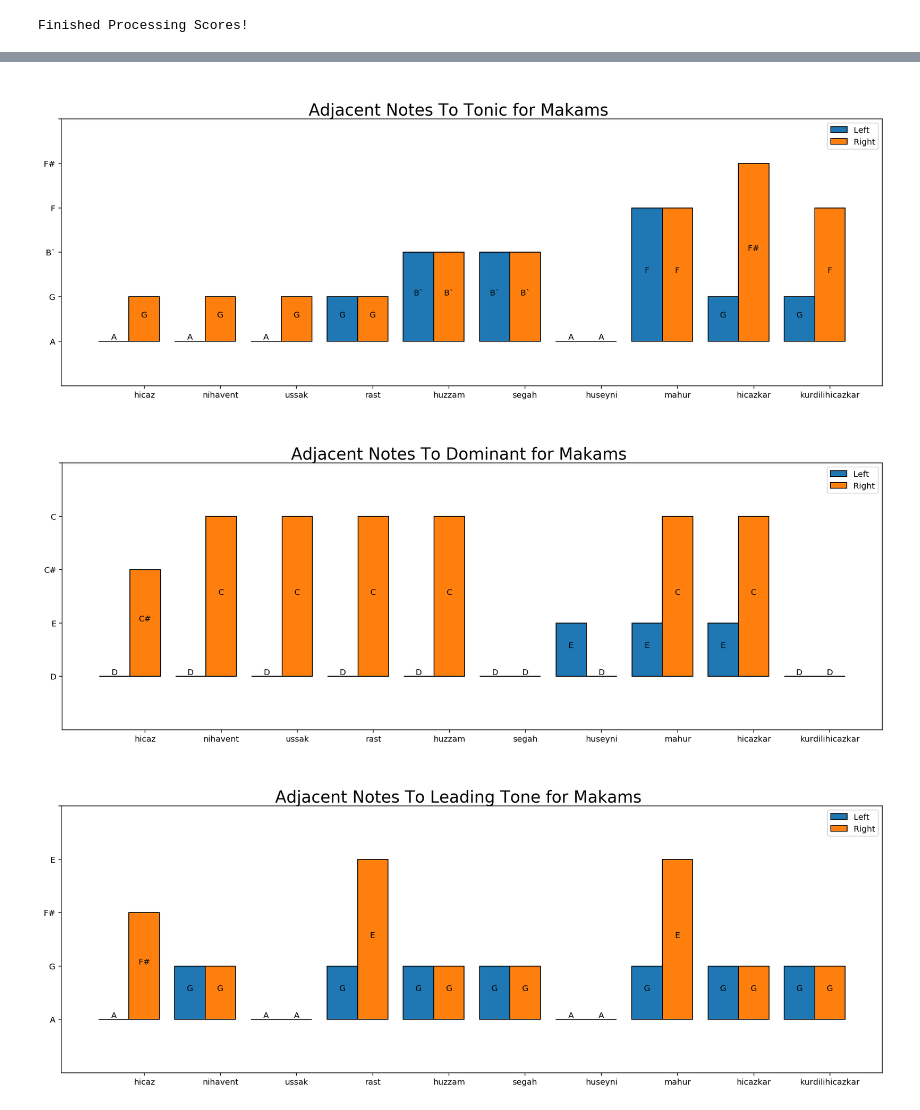
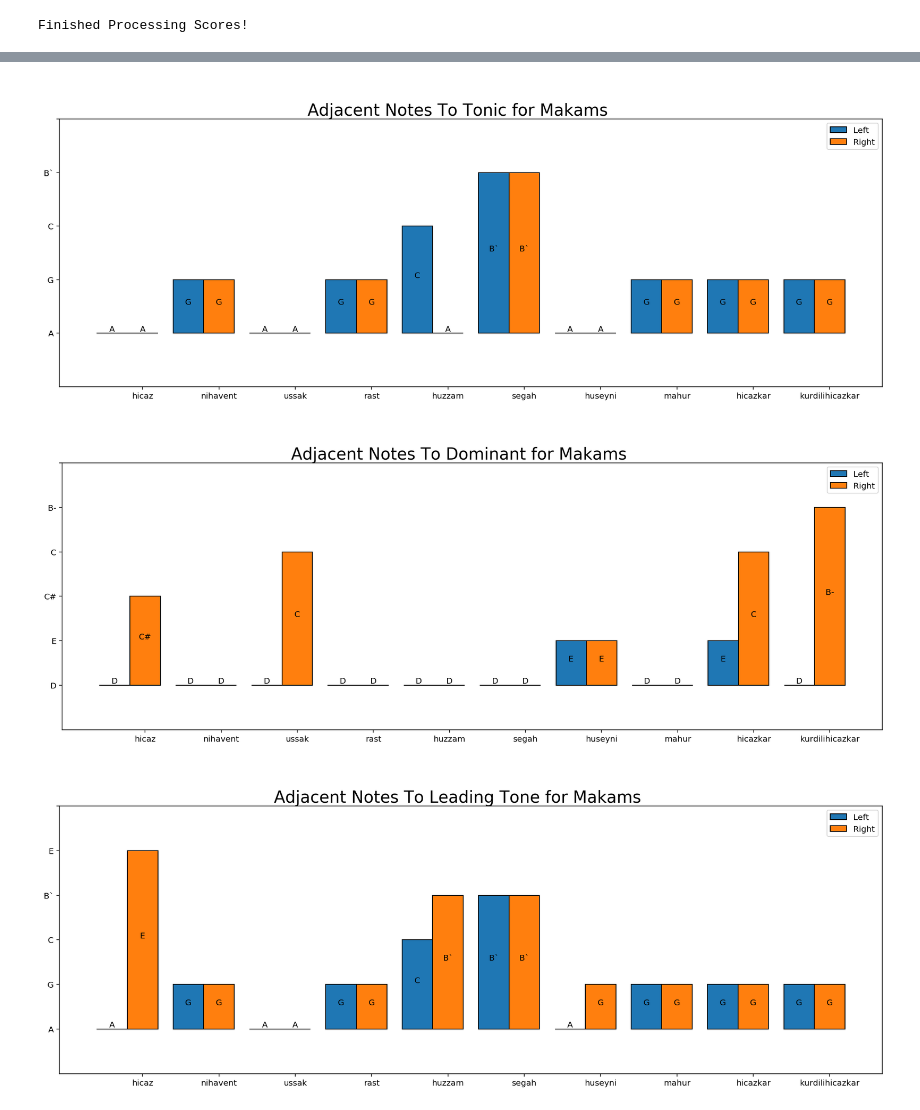
Before and after one commit to darius522/AMPL-makam-project, a Jupyter notebook: experiment_notebook.ipynb, the cells around one changed output, grey strips where cells are left out. Cells and saved outputs as stored; diff of their text form; code cells hidden in the pictures.

```diff
--- a/experiment_notebook.ipynb
+++ b/experiment_notebook.ipynb
@@ -119,12 +119,12 @@ degrees_for_makams = dict({'hicaz':['A','D','G'],
                            'nihavent':['G','D','F#'],
                            'ussak':['A','D','G'],
                            'rast':['G','D','F#'],
-                           'huzzam':['A#','D','A'], # Contains odd flat on tonic/leading tone
-                           'segah':['B`','D','A'],
-                           'huseyni':['A','E','B'],
-                           'mahur':['G','D','F'], # Contains odd sharp on leading tone
-                           'hicazkar':['G','D','F#'],
-                           'kurdilihicazkar':['G','C','F']})
+                           'huzzam':['B','D','A#'], # B has 1 koma flat
+                           'segah':['B`','D','A#'], # B has 1 koma flat
+                           'huseyni':['A','E','G'],
+                           'mahur':['G','D','F'], # G is primary dom. / F has 5 koma sharp
+                           'hicazkar':['G','D','F#'], # G is primary dom.
+                           'kurdilihicazkar':['G','C','F']})# G is primary dom.
 # %%
 from tqdm import tqdm
 from time import sleep
@@ -273,6 +268,6 @@ plt.show()
 As the number of score per Usul drops drastically (from ~300 down to 140) after the third one, we decide to only consider scores in the top 3 usuls listed above, namely:
 # %%
 # In the following order: Tonic, Dominant, Leading tone
-beats_for_usul = dict({'aksak':[1, 4, 6, 8],
+beats_for_usul = dict({'aksak':[1, 3, 4, 5, 7, 9],
                         'sofyan':[1, 3, 4],
                         'duyek':[1, 2, 4, 5, 7]})
@@ -334,6 +344,11 @@ Processing hicaz makam scores...
 Finished Processing Scores!
 # %%
 adjacent_notes = [adjacents_notes_tonic,adjacents_notes_domin,adjacents_notes_leadt]
+for adjacents in adjacent_notes:
+    for key in adjacents.keys():
+        print(key)
+        print(Counter(adjacents[key]['right']))
+        print(Counter(adjacents[key]['left']))
 titles = ['\nAdjacent Notes To Tonic for Makams',
           '\nAdjacent Notes To Dominant for Makams',
           '\nAdjacent Notes To Leading Tone for Makams']
@@ -342,3 +374,3 @@ plotAdjacentNotesPerMakam(adjacent_notes,titles)
-[figure, old version]
+[figure, new version]
-[figure, old version]
+[figure, new version]
-[figure, old version]
+[figure, new version]
```
Also changed, not shown: parts of 6 cells of this notebook.
